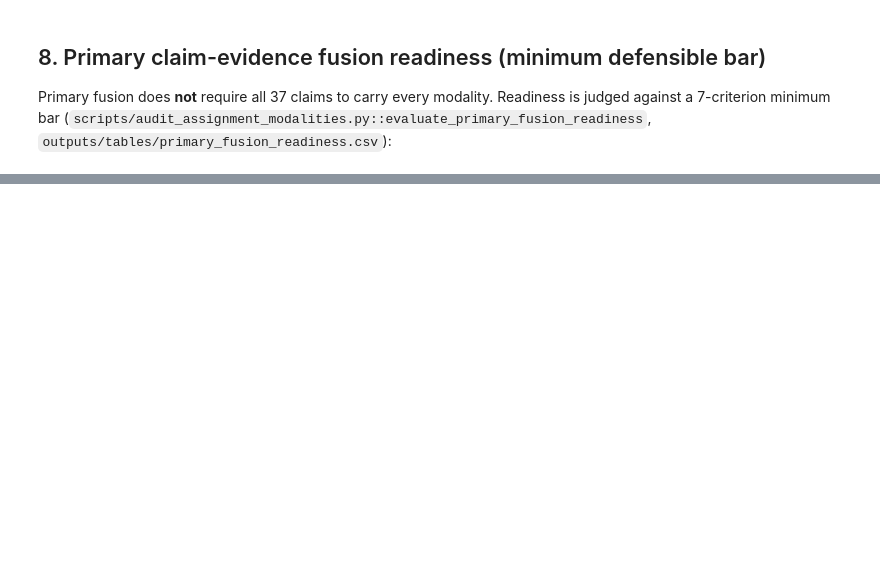
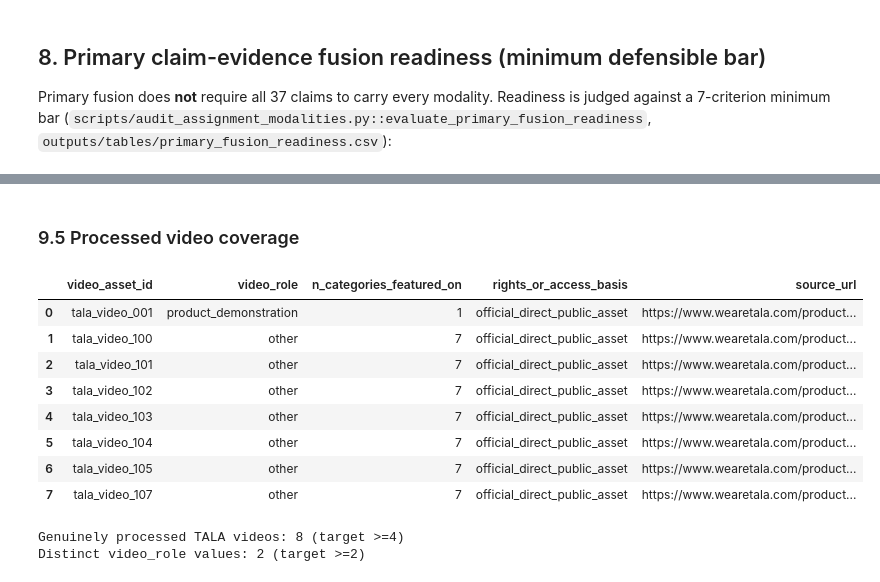
Before and after one commit to VinayakSrivastava2508/tala-multimodal-ai, a Jupyter notebook: notebooks/03_video_pipeline_and_multimodal_evidence.ipynb, the cells around one changed output, grey strips where cells are left out. Cells and saved outputs as stored; diff of their text form; code cells hidden in the pictures; blank space fills up the shorter version.

```diff
--- a/notebooks/03_video_pipeline_and_multimodal_evidence.ipynb
+++ b/notebooks/03_video_pipeline_and_multimodal_evidence.ipynb
@@ -552,0 +679,20 @@ Full narrative: `docs/assignment_alignment_audit.md`.
+# %% [markdown]
+### 9.5 Processed video coverage
+# %%
+display(processed_tala_video_coverage)
+n_tala_processed_2_6b = int((video_assets_expanded[(video_assets_expanded['brand']=='TALA') & (video_assets_expanded['processing_status']=='processed')]).shape[0])
+n_roles_2_6b = video_assets_expanded.loc[(video_assets_expanded['brand']=='TALA') & (video_assets_expanded['processing_status']=='processed'), 'video_role'].nunique()
+print(f"\nGenuinely processed TALA videos: {n_tala_processed_2_6b} (target >=4)")
+print(f"Distinct video_role values: {n_roles_2_6b} (target >=2)")
+# %% [output]
+|  | video_asset_id | video_role | n_categories_featured_on | rights_or_access_basis | source_url |
+| 0 | tala_video_001 | product_demonstration | 1 | official_direct_public_asset | https://www.wearetala.com/product... |
+| 1 | tala_video_100 | other | 7 | official_direct_public_asset | https://www.wearetala.com/product... |
+| 2 | tala_video_101 | other | 7 | official_direct_public_asset | https://www.wearetala.com/product... |
+| 3 | tala_video_102 | other | 7 | official_direct_public_asset | https://www.wearetala.com/product... |
+| 4 | tala_video_103 | other | 7 | official_direct_public_asset | https://www.wearetala.com/product... |
+| 5 | tala_video_104 | other | 7 | official_direct_public_asset | https://www.wearetala.com/product... |
+| 6 | tala_video_105 | other | 7 | official_direct_public_asset | https://www.wearetala.com/product... |
+| 7 | tala_video_107 | other | 7 | official_direct_public_asset | https://www.wearetala.com/product... |
+Genuinely processed TALA videos: 8 (target >=4)
+Distinct video_role values: 2 (target >=2)
```
Also changed, not shown: parts of 35 cells of this notebook, 47 other files.
